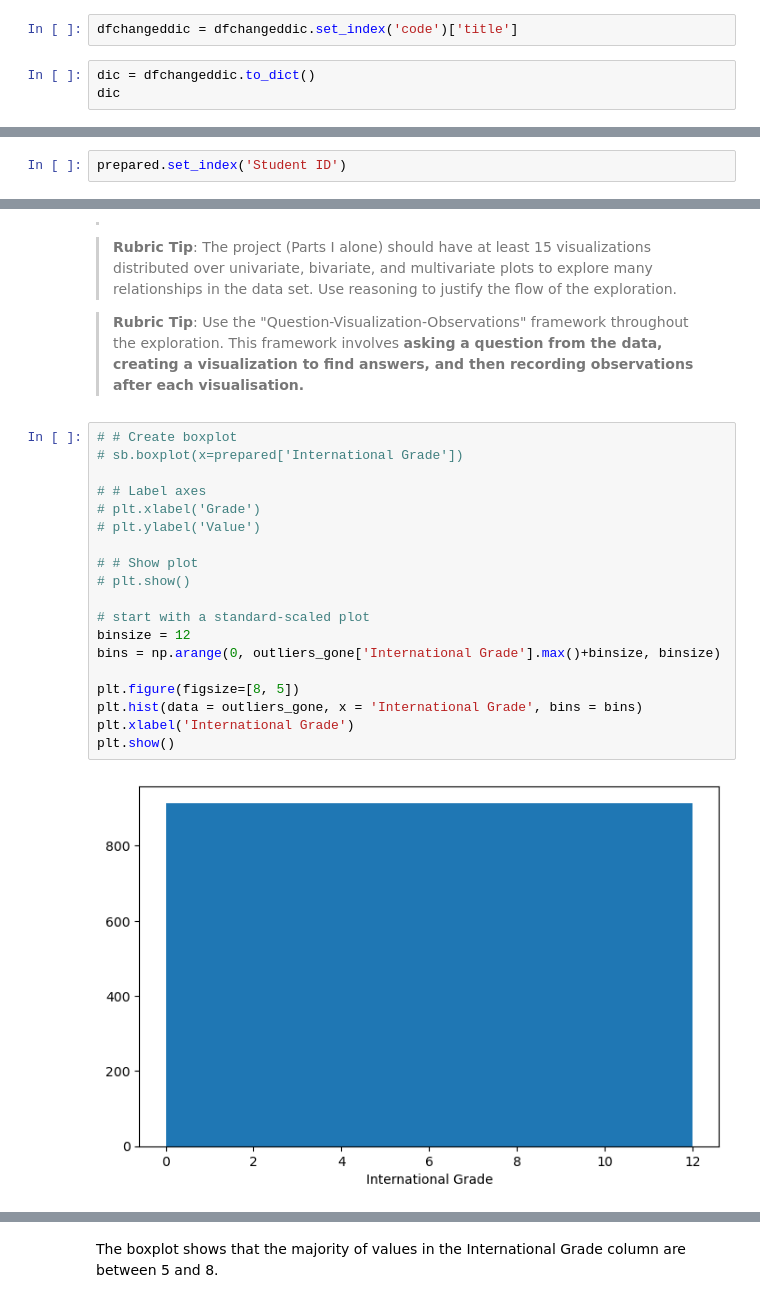
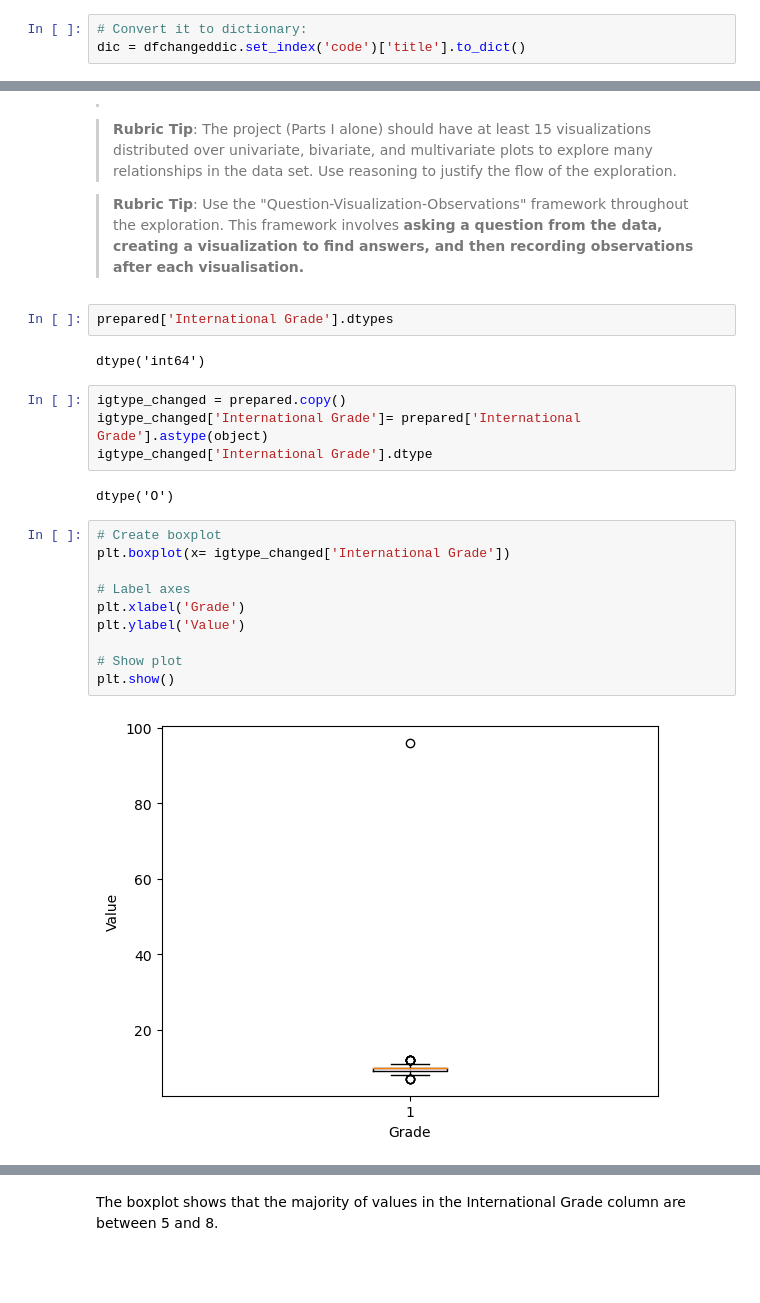
Before and after one commit to henanhasan/visualization_project, a Jupyter notebook: Part_I_exploration.ipynb, the cells around one changed output, grey strips where cells are left out. Saved outputs shown, nothing was run; the diff lists cells and outputs as text; blank space fills up the shorter version.

```diff
--- a/Part_I_exploration.ipynb
+++ b/Part_I_exploration.ipynb
@@ -94,6 +82,4 @@ dfsampled.to_csv('dfsampled1.csv',index=False)
 dfchangeddic = dfdict.rename(columns={'Unnamed: 0': 'code', 'x': 'title'})
 # %%
-dfchangeddic = dfchangeddic.set_index('code')['title']
+# Convert it to dictionary:
+dic = dfchangeddic.set_index('code')['title'].to_dict()
-# %%
-dic = dfchangeddic.to_dict()
-dic
@@ -130,3 +119 @@ df_renamed.head()
 prepared = df_renamed.rename(columns={'Unnamed: 0': 'id'})
-# %%
-prepared.set_index('Student ID')
@@ -222,24 +209,25 @@ and prepare yourself to look at relationships between variables.
 
 
 >**Rubric Tip**: Use the "Question-Visualization-Observations" framework  throughout the exploration. This framework involves **asking a question from the data, creating a visualization to find answers, and then recording observations after each visualisation.**
+# %%
+prepared['International Grade'].dtypes
+# %% [output]
+dtype('int64')
+# %%
+igtype_changed = prepared.copy()
+igtype_changed['International Grade']= prepared['International Grade'].astype(object)
+igtype_changed['International Grade'].dtype
+# %% [output]
+dtype('O')
 # %%
-# # Create boxplot
-# sb.boxplot(x=prepared['International Grade'])
+# Create boxplot
+plt.boxplot(x= igtype_changed['International Grade'])
 
-# # Label axes
-# plt.xlabel('Grade')
-# plt.ylabel('Value')
+# Label axes
+plt.xlabel('Grade')
+plt.ylabel('Value')
 
-# # Show plot
-# plt.show()
-
-# start with a standard-scaled plot
-binsize = 12
-bins = np.arange(0, outliers_gone['International Grade'].max()+binsize, binsize)
-
-plt.figure(figsize=[8, 5])
-plt.hist(data = outliers_gone, x = 'International Grade', bins = bins)
-plt.xlabel('International Grade')
+# Show plot
 plt.show()
 # %% [output]
-[figure, old version]
+[figure, new version]
```
Also changed, not shown: parts of 28 cells of this notebook, 2 other files.
